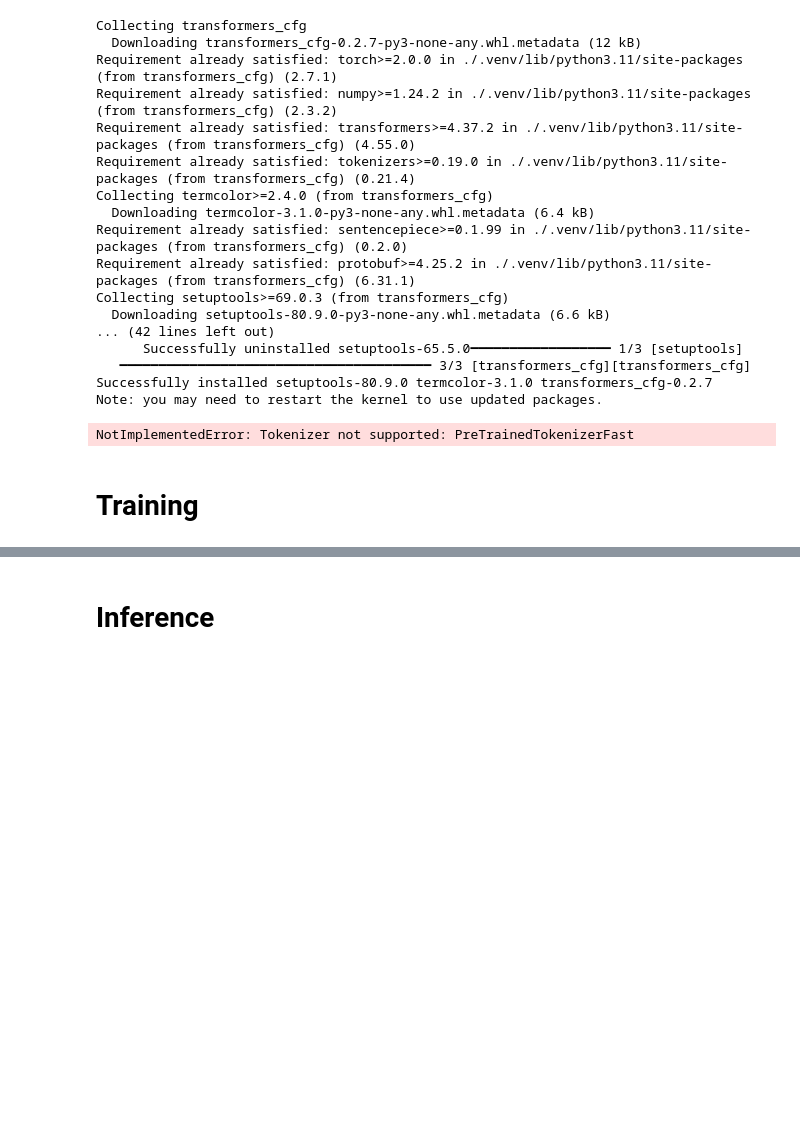
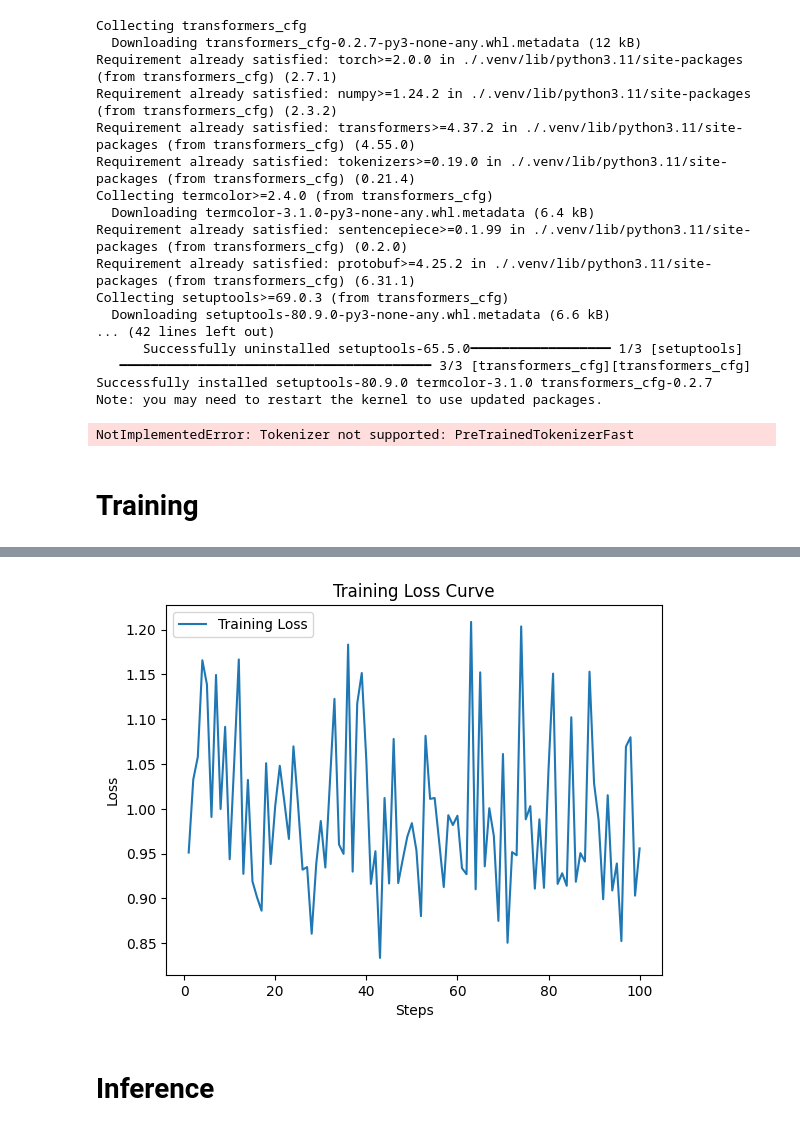
Before and after one commit to jfortez/fine-tunning-models, a Jupyter notebook: Fine_Tunning_Llama_3_1.ipynb, the cells around one changed output, grey strips where cells are left out. Cells and saved outputs as stored; diff of their text form; code cells hidden in the pictures; blank space fills up the shorter version.

```diff
--- a/Fine_Tunning_Llama_3_1.ipynb
+++ b/Fine_Tunning_Llama_3_1.ipynb
@@ -627,4 +640,20 @@ Peak reserved memory % of max memory = 28.487 %.
 Peak reserved memory for training % of max memory = 0.0 %.
+# %%
+import matplotlib.pyplot as plt
+
+log_history = trainer.state.log_history
+steps = [entry['step'] for entry in log_history if 'loss' in entry]
+losses = [entry['loss'] for entry in log_history if 'loss' in entry]
+
+# Crea la gráfica
+plt.plot(steps, losses, label='Training Loss')
+plt.xlabel('Steps')
+plt.ylabel('Loss')
+plt.title('Training Loss Curve')
+plt.legend()
+plt.show()
+# %% [output]
+[figure, added]
 # %% [markdown]
 # Inference
 # %%
```
Also changed, not shown: parts of 19 cells of this notebook, 2 other files.
